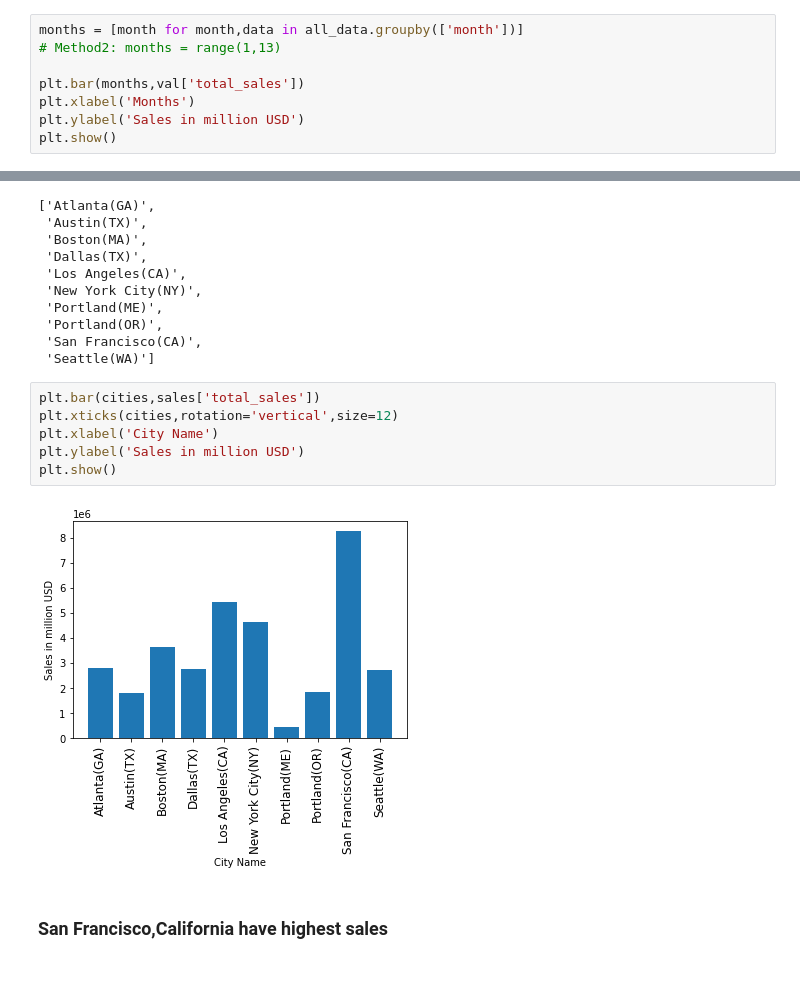
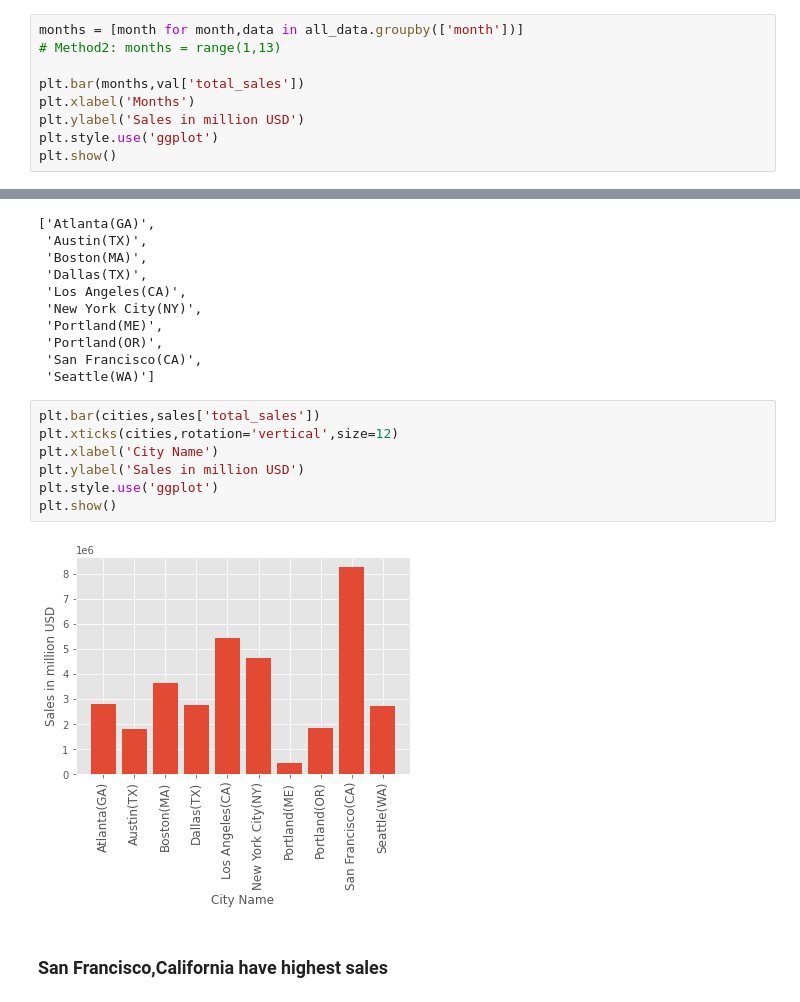
Before and after one commit to dishankkalra23/eCommerce-Sales-Analysis, a Jupyter notebook: Sales-Analysis.ipynb, the cells around one changed output, grey strips where cells are left out. Drawn from its saved outputs; the diff is of its cells as text; blank space fills up the shorter version.

```diff
--- a/Sales-Analysis.ipynb
+++ b/Sales-Analysis.ipynb
@@ -213,5 +213,6 @@ months = [month for month,data in all_data.groupby(['month'])]
 plt.bar(months,val['total_sales'])
 plt.xlabel('Months')
 plt.ylabel('Sales in million USD')
+plt.style.use('ggplot')
 plt.show()
 # %% [output]
@@ -293,11 +294,12 @@ cities
 # %%
 plt.bar(cities,sales['total_sales'])
 plt.xticks(cities,rotation='vertical',size=12)
 plt.xlabel('City Name')
 plt.ylabel('Sales in million USD')
+plt.style.use('ggplot')
 plt.show()
 # %% [output]
-[figure, old version]
+[figure, new version]
 # %% [markdown]
 ### San Francisco,California have highest sales
 # %% [markdown]
```
Also changed, not shown: parts of 5 cells of this notebook.
